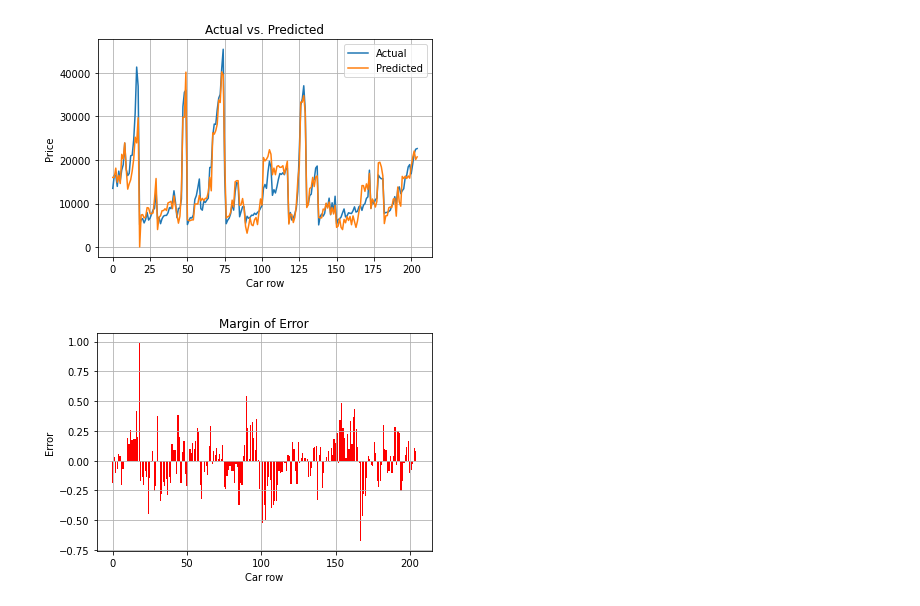
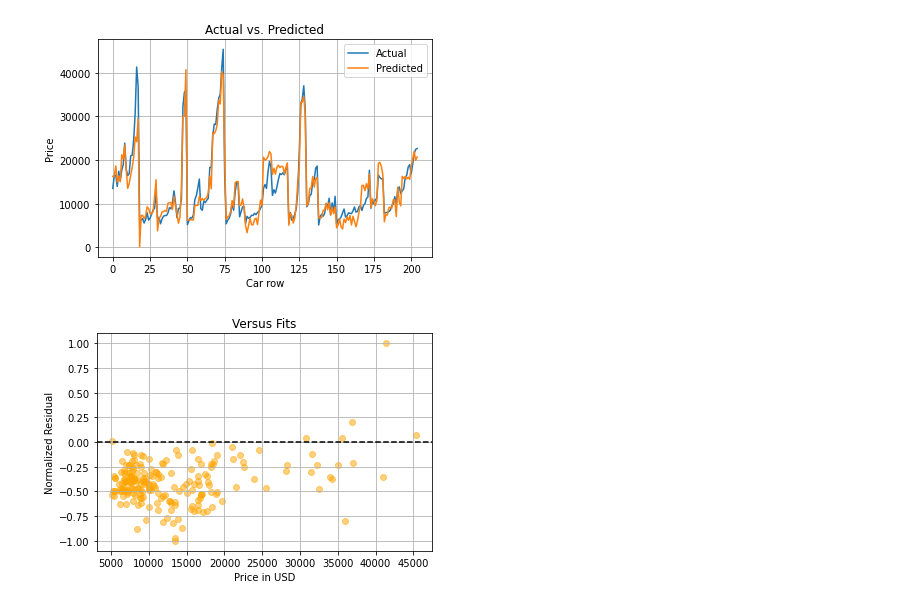
Before and after one commit to KVN2099/Car-Price-Prediction, a Jupyter notebook: Main.ipynb, the cells around one changed output. Saved outputs shown, nothing was run; the diff lists cells and outputs as text; code cells hidden in the pictures.

```diff
--- a/Main.ipynb
+++ b/Main.ipynb
@@ -84,5 +83,5 @@ df.head()
 # %%
-order = [df.columns[0]] + list(df.columns[-2:]) + list(df.columns[1:-2])
+order = [df.columns[0]] + list(df.columns[-1:]) + list(df.columns[1:-1])
 df = df.reindex(columns=order)
 df.head()
 # %% [output]
@@ -138,6 +136,7 @@ df.head()
 # %%
-encode_cols = ['make', 'fueltype', 'aspiration', 'carbody','drivewheel', 'enginelocation', 'doornumber', 'fuelsystem', 'enginetype', 'cylindernumber']
+encode_cols = list(le.keys())
+del encode_cols[1]
 for col in encode_cols:
     df[col] = le[col].fit_transform(df[col])
-df.info()
+df.head()
 # %% [output]
@@ -171,10 +150,18 @@ df.head()
 # %%
+def normalize(arr, t_min = -1, t_max = 1):
+    norm_arr = []
+    diff = t_max - t_min
+    diff_arr = max(arr) - min(arr)
+    for i in arr:
+        temp = (((i - min(arr))*diff)/diff_arr) + t_min
+        norm_arr.append(temp)
+    return norm_arr
+
 rm_cols = list(df.columns)
 rm_cols.remove('car_ID')
-rm_cols.remove('model')
 rm_cols.remove('price')
 original = df.copy()
 for column in rm_cols:
-    df[column] = df[column]  / df[column].abs().max()
+    df[column] = normalize(df[column], 0, 1)
 df.head()
 # %% [output]
@@ -188,8 +175,8 @@ df.head()
 # %%
 X = df.copy()
-X = X.drop(['car_ID', 'model', 'price'], axis=1)
+X = X.drop(['car_ID', 'price'], axis=1)
 y = df['price']
-X_train, X_test, y_train, y_test = train_test_split(X, y, test_size=.33, random_state=42)
+X_train, X_test, y_train, y_test = train_test_split(X, y, test_size=.3, random_state=42)
 # %%
 model = LinearRegression()
 model.fit(X_train, y_train)
@@ -216,18 +200,15 @@ plt.show()
 # %% [output]
 [figure]
 # %%
-# Display margin of error
-def moe(x, y):
-    result = (x - y) / x
-    return result
-plt.bar(range(df.shape[0]), moe(df['price'], df['predictedprice']), color = 'red')
+plt.scatter(df['price'], normalize(df['price'] - df['predictedprice']), color = 'orange', alpha = .5)
+plt.axhline(y = 0, color = 'black', linestyle='--')
 
-plt.title('Margin of Error')
+plt.title('Versus Fits')
 
-plt.xlabel('Car row')
-plt.ylabel('Error')
+plt.xlabel('Price in USD')
+plt.ylabel('Normalized Residual')
 
 plt.grid()
 plt.show()
 # %% [output]
-[figure, old version]
+[figure, new version]
```
Also changed, not shown: parts of 14 cells of this notebook.
